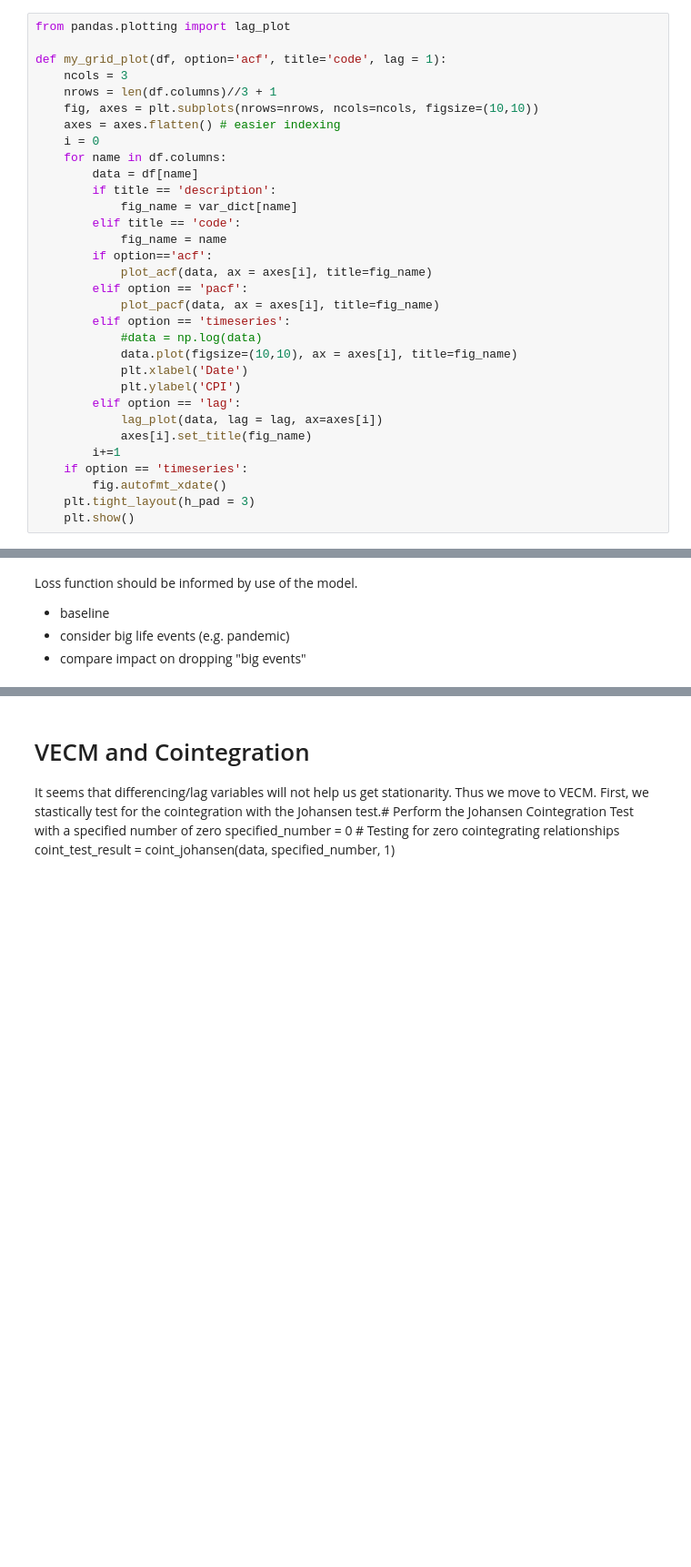
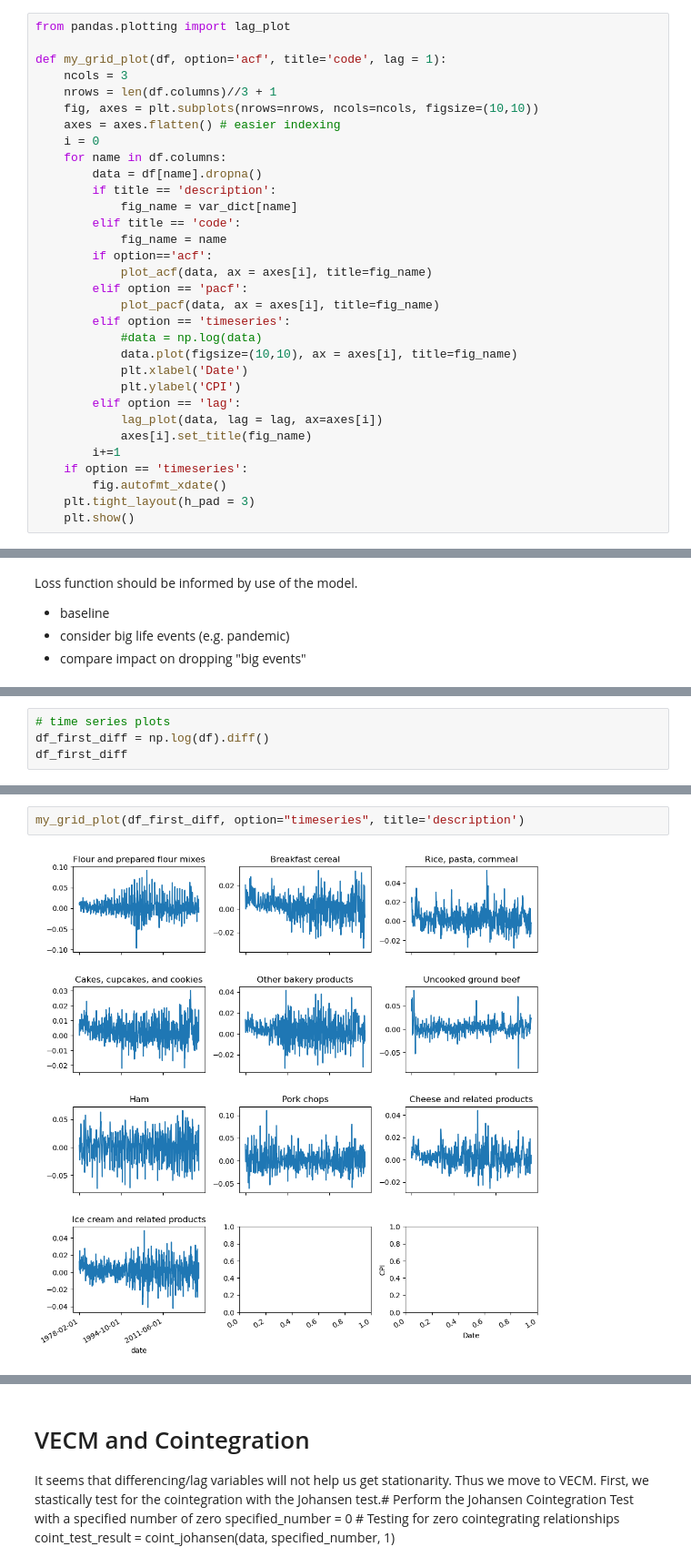
Before and after one commit to Erdos-Projects/fall-2025-food-price-forecasting, a Jupyter notebook: src/eda/EDA.ipynb, the cells around one changed output, grey strips where cells are left out. Shown at 91% size. Drawn from its saved outputs; the diff is of its cells as text; blank space fills up the shorter version.

```diff
--- a/src/eda/EDA.ipynb
+++ b/src/eda/EDA.ipynb
@@ -68,7 +68,7 @@ def my_grid_plot(df, option='acf', title='code', lag = 1):
     axes = axes.flatten() # easier indexing
     i = 0
     for name in df.columns:
-        data = df[name]
+        data = df[name].dropna()
         if title == 'description':
             fig_name = var_dict[name]
         elif title == 'code':
@@ -120,0 +137,4 @@ Loss function should be informed by use of the model.
+# %%
+# time series plots
+df_first_diff = np.log(df).diff()
+df_first_diff
@@ -120,0 +160,4 @@ Loss function should be informed by use of the model.
+# %%
+my_grid_plot(df_first_diff, option="timeseries", title='description')
+# %% [output]
+[figure, added]
```
Also changed, not shown: parts of 6 cells of this notebook, 1 other file.
